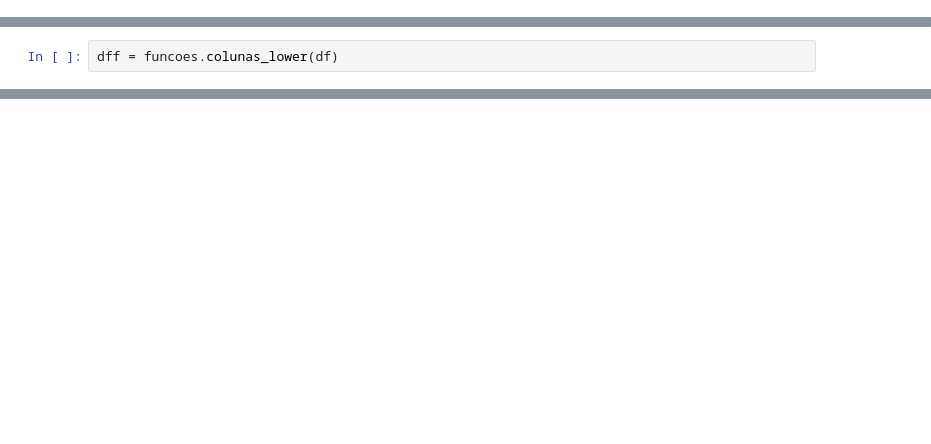
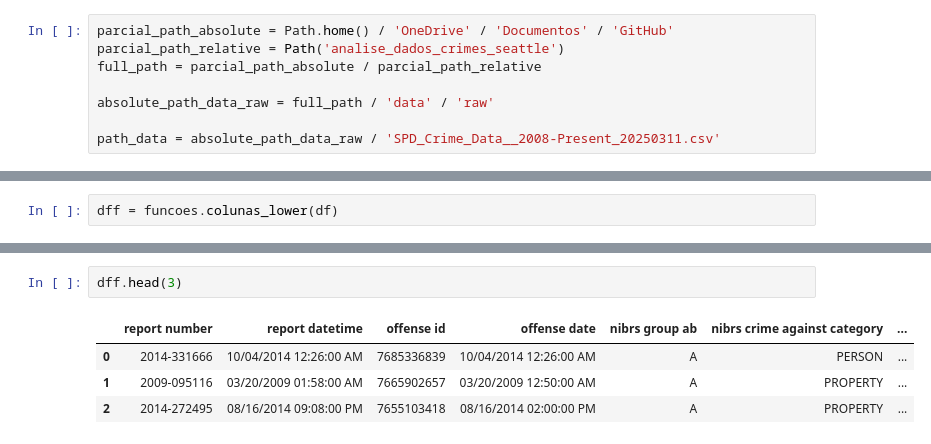
Before and after one commit to talesaraujoc/analise_dados_crimes_seattle, a Jupyter notebook: src/pre_processamento_limpeza_dados.ipynb, the cells around one changed output, grey strips where cells are left out. Cells and saved outputs as stored; diff of their text form; blank space fills up the shorter version.

```diff
--- a/src/pre_processamento_limpeza_dados.ipynb
+++ b/src/pre_processamento_limpeza_dados.ipynb
@@ -2,3 +3,11 @@
 import pandas as pd
 
 import funcoes
+# %%
+parcial_path_absolute = Path.home() / 'OneDrive' / 'Documentos' / 'GitHub'
+parcial_path_relative = Path('analise_dados_crimes_seattle')
+full_path = parcial_path_absolute / parcial_path_relative
+
+absolute_path_data_raw = full_path / 'data' / 'raw'
+
+path_data = absolute_path_data_raw / 'SPD_Crime_Data__2008-Present_20250311.csv'
@@ -10,3 +46,10 @@ dff = funcoes.colunas_lower(df)
+# %%
+dff.head(3)
+# %% [output]
+|  | report number | report datetime | offense id | offense date | nibrs group ab | nibrs crime against category | ... |
+| 0 | 2014-331666 | 10/04/2014 12:26:00 AM | 7685336839 | 10/04/2014 12:26:00 AM | A | PERSON | ... |
+| 1 | 2009-095116 | 03/20/2009 01:58:00 AM | 7665902657 | 03/20/2009 12:50:00 AM | A | PROPERTY | ... |
+| 2 | 2014-272495 | 08/16/2014 09:08:00 PM | 7655103418 | 08/16/2014 02:00:00 PM | A | PROPERTY | ... |
 # %%
 dff.columns
 # %% [output]
```
Also changed, not shown: parts of 14 cells of this notebook, 4 other files.
